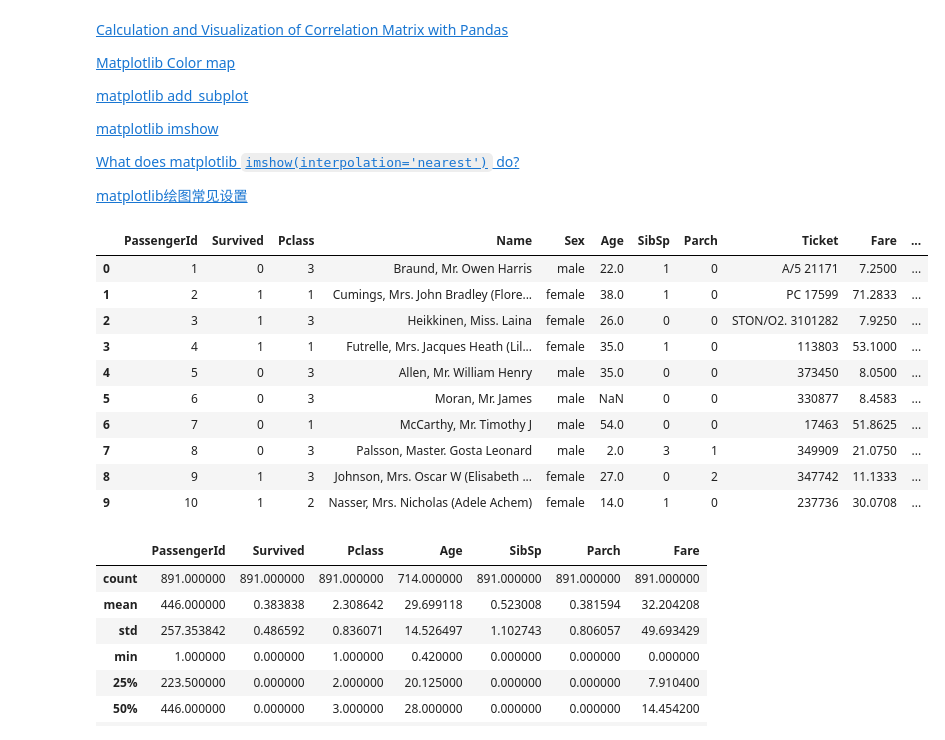
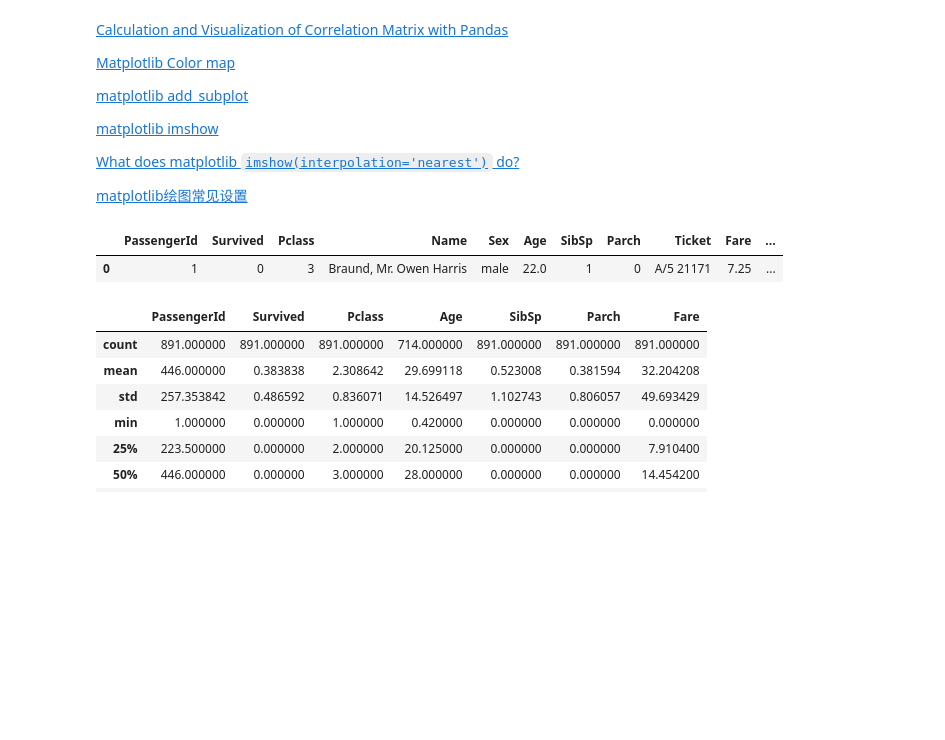
Before and after one commit to Sexyrabbit/A-project, a Jupyter notebook: P4/P4_homework.ipynb, the cells around one changed output. Saved outputs shown, nothing was run; the diff lists cells and outputs as text; code cells hidden in the pictures; blank space fills up the shorter version.

```diff
--- a/P4/P4_homework.ipynb
+++ b/P4/P4_homework.ipynb
@@ -16,31 +16,22 @@
 # %%
 # -*- coding: UTF-8 -*-
 # 加载样本数据,加载第三方库
 
 import pandas as pd
 import matplotlib
 import numpy as np
 import matplotlib.pyplot as plt
 import matplotlib.cm as cm
 import seaborn as sns
 
 %matplotlib inline
 
 raw_data = pd.read_csv('titanic-data.csv')
 
-raw_data[0:10]
+raw_data[0:1]
 # %% [output]
 |  | PassengerId | Survived | Pclass | Name | Sex | Age | SibSp | Parch | Ticket | Fare | ... |
-| 0 | 1 | 0 | 3 | Braund, Mr. Owen Harris | male | 22.0 | 1 | 0 | A/5 21171 | 7.2500 | ... |
-| 1 | 2 | 1 | 1 | Cumings, Mrs. John Bradley (Flore... | female | 38.0 | 1 | 0 | PC 17599 | 71.2833 | ... |
-| 2 | 3 | 1 | 3 | Heikkinen, Miss. Laina | female | 26.0 | 0 | 0 | STON/O2. 3101282 | 7.9250 | ... |
-| 3 | 4 | 1 | 1 | Futrelle, Mrs. Jacques Heath (Lil... | female | 35.0 | 1 | 0 | 113803 | 53.1000 | ... |
-| 4 | 5 | 0 | 3 | Allen, Mr. William Henry | male | 35.0 | 0 | 0 | 373450 | 8.0500 | ... |
-| 5 | 6 | 0 | 3 | Moran, Mr. James | male | NaN | 0 | 0 | 330877 | 8.4583 | ... |
-| 6 | 7 | 0 | 1 | McCarthy, Mr. Timothy J | male | 54.0 | 0 | 0 | 17463 | 51.8625 | ... |
-| 7 | 8 | 0 | 3 | Palsson, Master. Gosta Leonard | male | 2.0 | 3 | 1 | 349909 | 21.0750 | ... |
-| 8 | 9 | 1 | 3 | Johnson, Mrs. Oscar W (Elisabeth ... | female | 27.0 | 0 | 2 | 347742 | 11.1333 | ... |
-| 9 | 10 | 1 | 2 | Nasser, Mrs. Nicholas (Adele Achem) | female | 14.0 | 1 | 0 | 237736 | 30.0708 | ... |
+| 0 | 1 | 0 | 3 | Braund, Mr. Owen Harris | male | 22.0 | 1 | 0 | A/5 21171 | 7.25 | ... |
 # %%
 #相关数据
 raw_data.describe()
```
Also changed, not shown: parts of 10 cells of this notebook.
